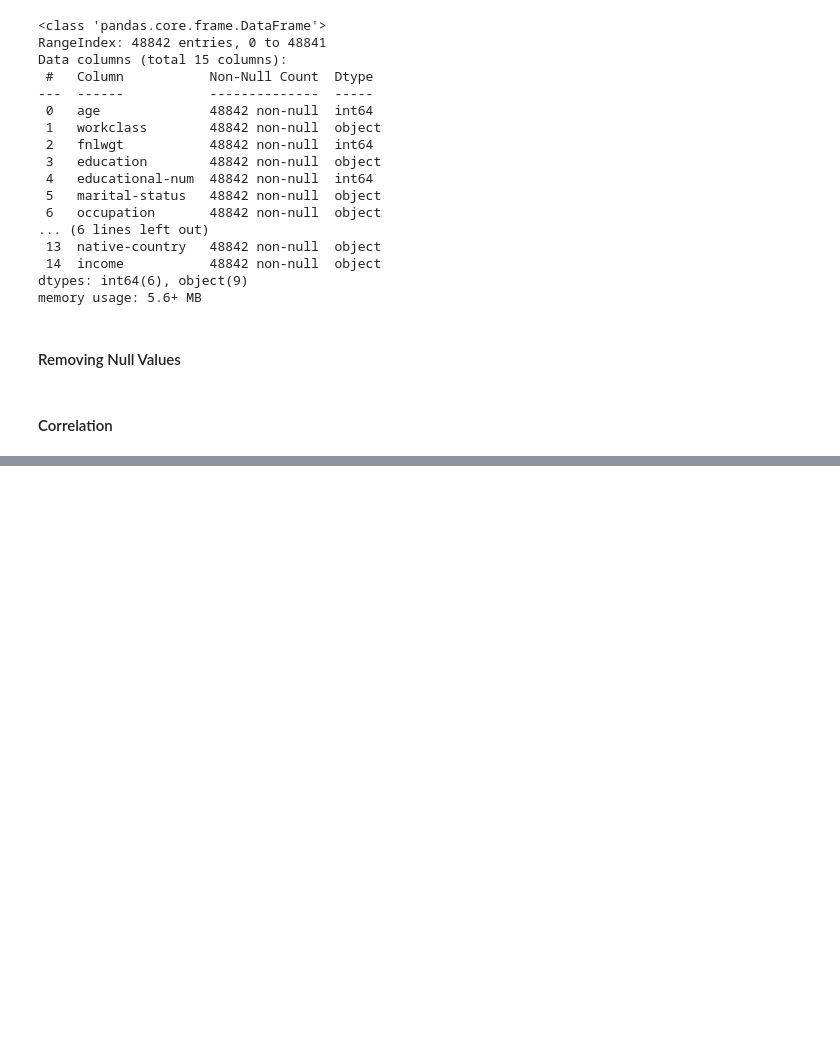
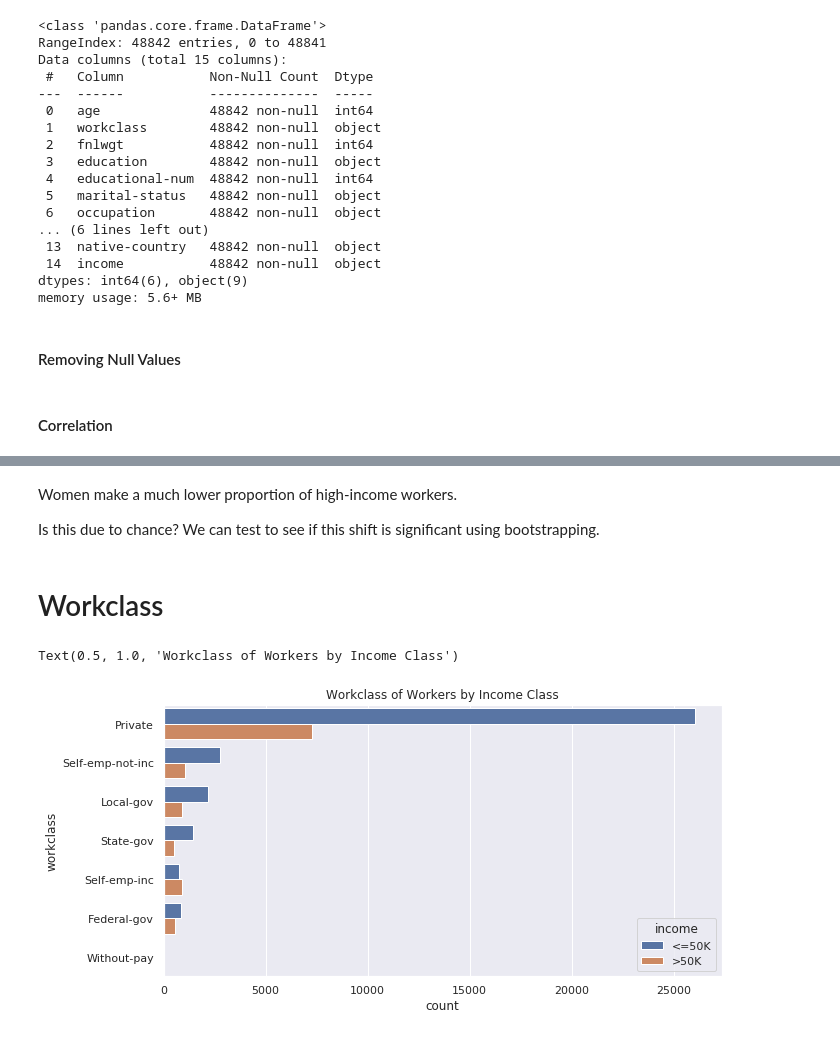
Before and after one commit to vizziviz/otherprojects, a Jupyter notebook: storytelling.ipynb, the cells around one changed output, grey strips where cells are left out. Cells and saved outputs as stored; diff of their text form; code cells hidden in the pictures; blank space fills up the shorter version.

```diff
--- a/storytelling.ipynb
+++ b/storytelling.ipynb
@@ -489,0 +159,14 @@ g.set_xticklabels?
+# %% [markdown]
+Women make a much lower proportion of high-income workers.
+
+Is this due to chance? We can test to see if this shift is significant using bootstrapping.
+# %% [markdown]
+# Workclass
+# %%
+sns.set(rc={'figure.figsize':(10, 5)})
+g= sns.countplot(data=df, y='workclass', hue='income', orient='v', order=df.workclass.value_counts().index)
+#.set_xticklabels(df['workclass'].unique(), rotation=90)
+g.set_title('Workclass of Workers by Income Class')
+# %% [output]
+Text(0.5, 1.0, 'Workclass of Workers by Income Class')
+[figure, added]
```
Also changed, not shown: parts of 69 cells of this notebook.
